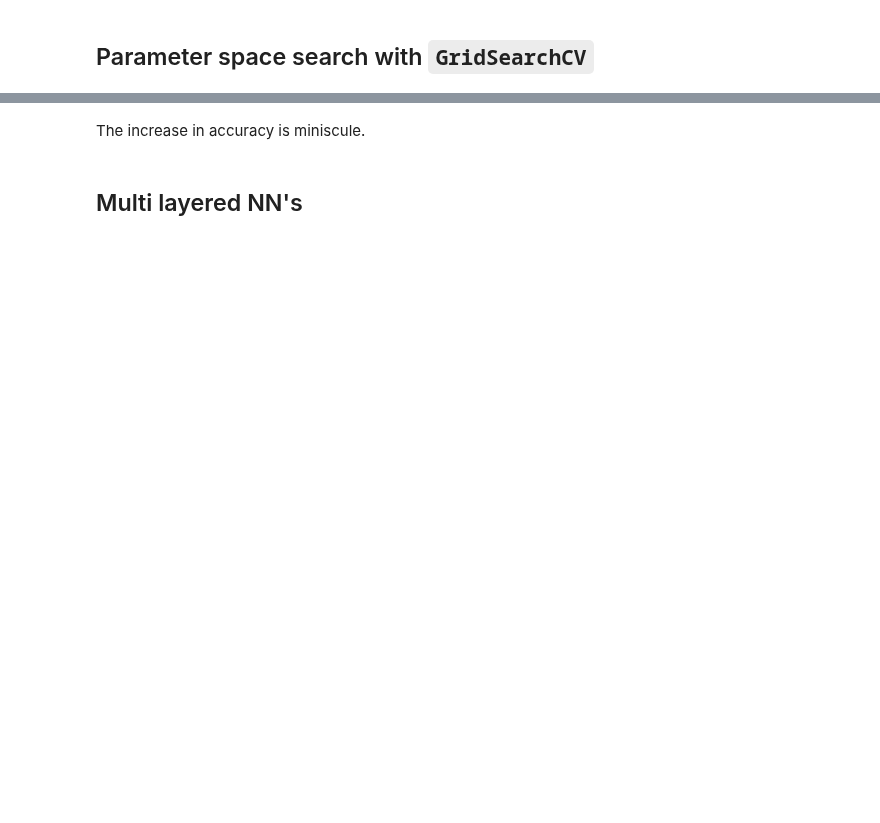
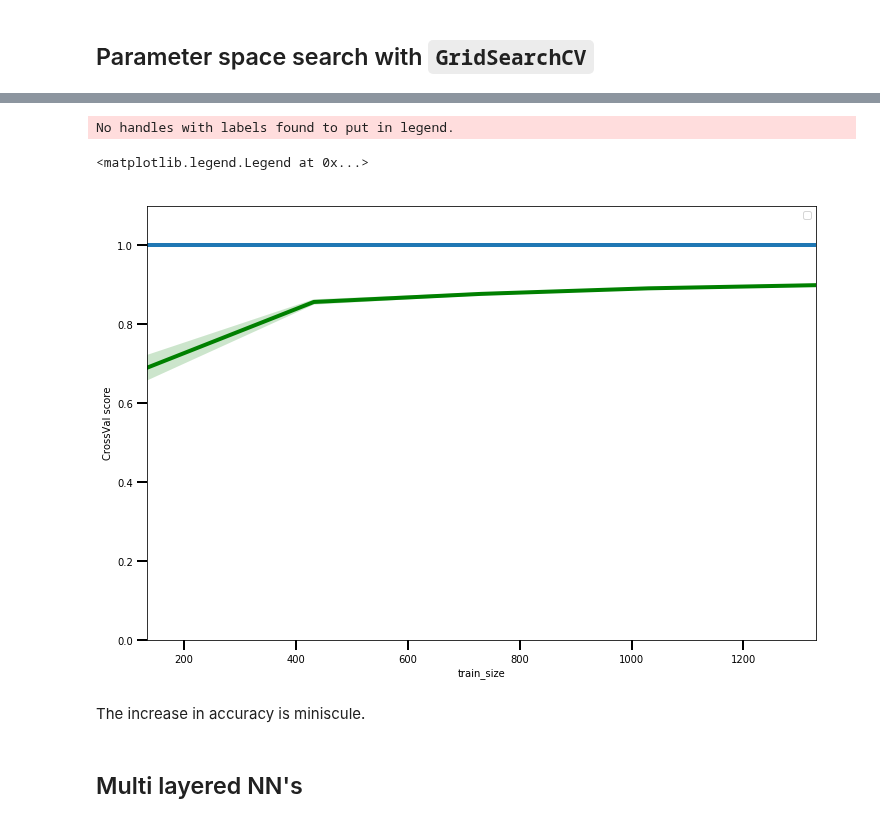
Before and after one commit to JanaLasser/data-science-course, a Jupyter notebook: day5/02-NN.ipynb, the cells around one changed output, grey strips where cells are left out. Drawn from its saved outputs; the diff is of its cells as text; code cells hidden in the pictures; blank space fills up the shorter version.

```diff
--- a/day5/02-NN.ipynb
+++ b/day5/02-NN.ipynb
@@ -169,4 +189,4 @@ np.logspace(-8, -1, 8)
 # %%
-clf = GridSearchCV(clr, {'alpha':np.logspace(-8, -1, 9)}, n_jobs = 14)
+clf = GridSearchCV(clr, {'alpha':np.logspace(-8, -1, 2)})
 # %%
 clf.fit(scaler.transform(images), image_labels)
@@ -180,5 +225,5 @@ nn_tuned.fit(scaler.transform(training_data), training_labels)
 # %%
-curve = learning_curve(nn_tuned, scaler.transform(images), image_labels, train_sizes= np.linspace(0.1,0.99,10).astype(float), n_jobs = 12)
+curve = learning_curve(nn_tuned, scaler.transform(images), image_labels)
 train_sizes, train_scores, test_scores = curve
 
 train_scores = pd.DataFrame(train_scores)
@@ -188,13 +233,17 @@ test_scores.loc[:,'train_size'] = train_sizes
 
 train_scores = pd.melt(train_scores, id_vars=['train_size'], value_name = 'CrossVal score')
 test_scores = pd.melt(test_scores, id_vars=['train_size'], value_name = 'CrossVal score')
-
-matplotlib.rcParams['figure.figsize'] = (4,3)
-sns.tsplot(train_scores, time = 'train_size', unit='variable', value = 'CrossVal score')
-sns.tsplot(test_scores, time = 'train_size', unit='variable', value = 'CrossVal score', color='g')
-plt.ylim(0,1.1)
-
-plt.legend()
+# %%
+matplotlib.rcParams['figure.figsize'] = (12,8)
+sns.tsplot(train_scores, time = 'train_size', unit='variable', value = 'CrossVal score')
+sns.tsplot(test_scores, time = 'train_size', unit='variable', value = 'CrossVal score', color='g')
+plt.ylim(0,1.1)
+
+plt.legend()
+# %% [output]
+No handles with labels found to put in legend.
+<matplotlib.legend.Legend at 0x...>
+[figure, added]
 # %% [markdown]
 The increase in accuracy is miniscule.
 # %% [markdown]
```
Also changed, not shown: parts of 27 cells of this notebook.
